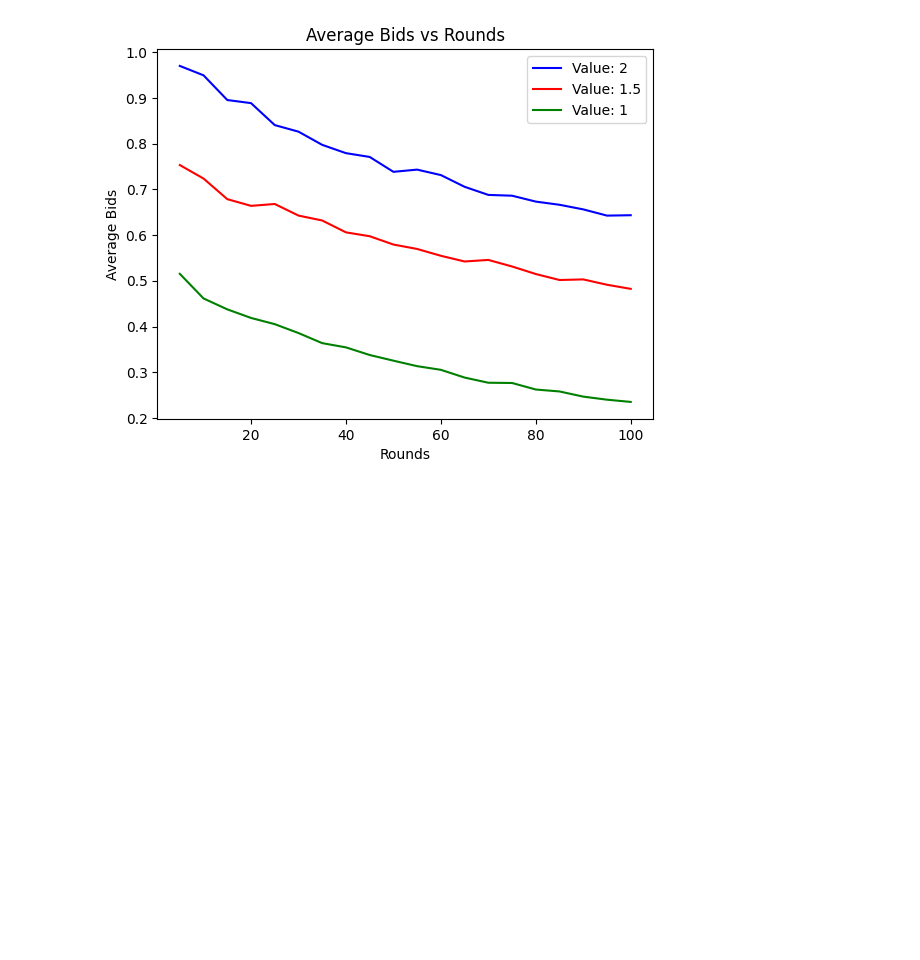
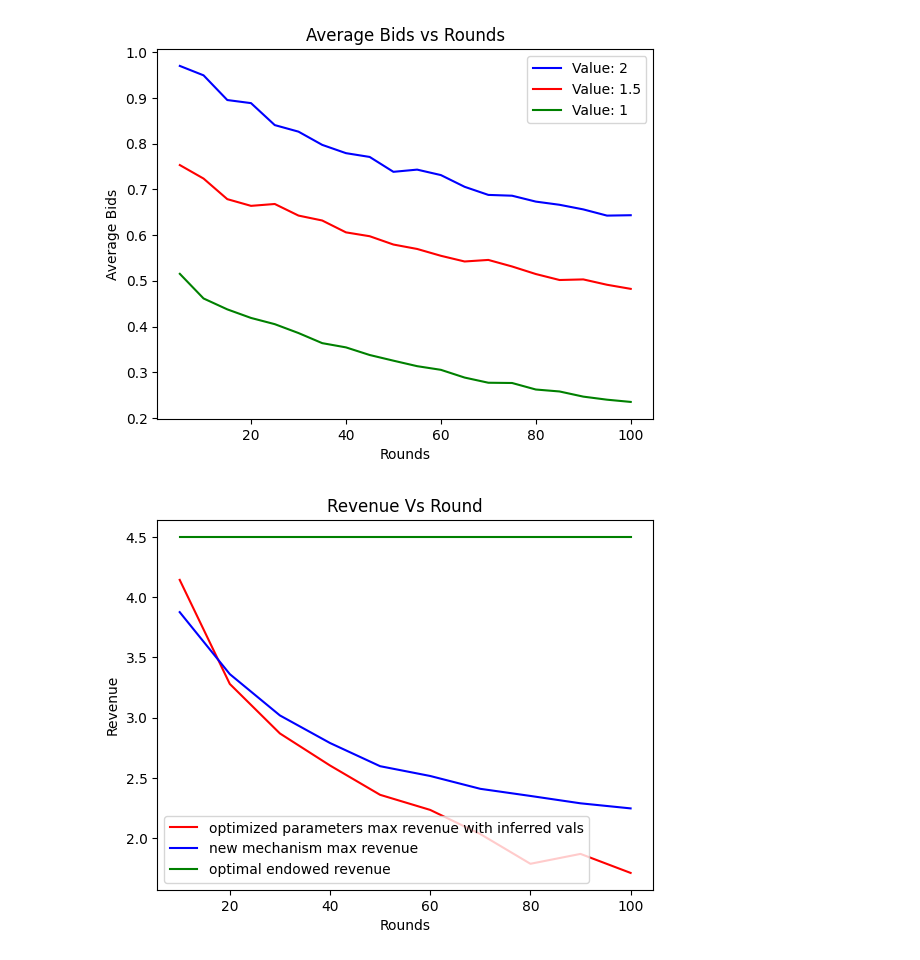
Before and after one commit to OwenJanssen/CS_332, a Jupyter notebook: Project 5/Project5.ipynb, the cells around one changed output. Drawn from its saved outputs; the diff is of its cells as text; code cells hidden in the pictures; blank space fills up the shorter version.

```diff
--- a/Project 5/Project5.ipynb
+++ b/Project 5/Project5.ipynb
@@ -265,0 +383,42 @@ plt.show()
+# %%
+N = 200
+rounds_arr = [(i+1)*10 for i in range(10)]
+ITEMS = 2
+step_4_revenue = [0 for i in range(10)]
+optimal_endowed_revenue = revenue([1, 1.5, 2, 2.5], ITEMS, 0)
+step_5_revenue = [0 for i in range(10)]
+
+values = [1, 1.5, 2, 2.5]
+inferred_vals = [0, 0, 0, 0]
+
+for rounds_i, rounds in enumerate(rounds_arr):
+    for _ in range(N):
+        bids, qualities = multi_unit_auction(values, rounds, 0, ITEMS) #step 2, for now using k = 1, can change later
+        error = 0
+        for i, v in enumerate(values):
+            infered_value = round(infer_value(bids, qualities, i), 3) #step 3
+            inferred_vals[i] = infered_value
+        step_4_revenue[rounds_i] += revenue(inferred_vals, ITEMS, 0.5) #step 4, optimal reserve price for F(v) = v auction = 0.5
+    step_4_revenue[rounds_i] /= N
+
+# step 5: with tuned reserve price
+for rounds_i, rounds in enumerate(rounds_arr):
+    rp = expected_reserve_price_from_EW(len(values), ITEMS, rounds)
+    for _ in range(N):
+        bids, qualities = multi_unit_auction(values, rounds, rp, ITEMS)
+        for i, v in enumerate(values):
+            infered_value = round(infer_value(bids, qualities, i), 3) #step 3
+            inferred_vals[i] = infered_value
+        step_5_revenue[rounds_i] += revenue(inferred_vals, ITEMS, rp)
+    step_5_revenue[rounds_i] /= N
+# %%
+plt.plot(rounds_arr, step_4_revenue, label='optimized parameters max revenue with inferred vals', color="Red")
+plt.plot(rounds_arr, step_5_revenue, label='new mechanism max revenue', color="Blue" )
+plt.plot(rounds_arr, [optimal_endowed_revenue for _ in rounds_arr], label='optimal endowed revenue', color="Green")
+plt.xlabel("Rounds")
+plt.ylabel("Revenue")
+plt.legend(loc="lower left")
+plt.title("Revenue Vs Round")
+plt.show()
+# %% [output]
+[figure, added]
```
Also changed, not shown: parts of 1 cell of this notebook, 2 other files.
